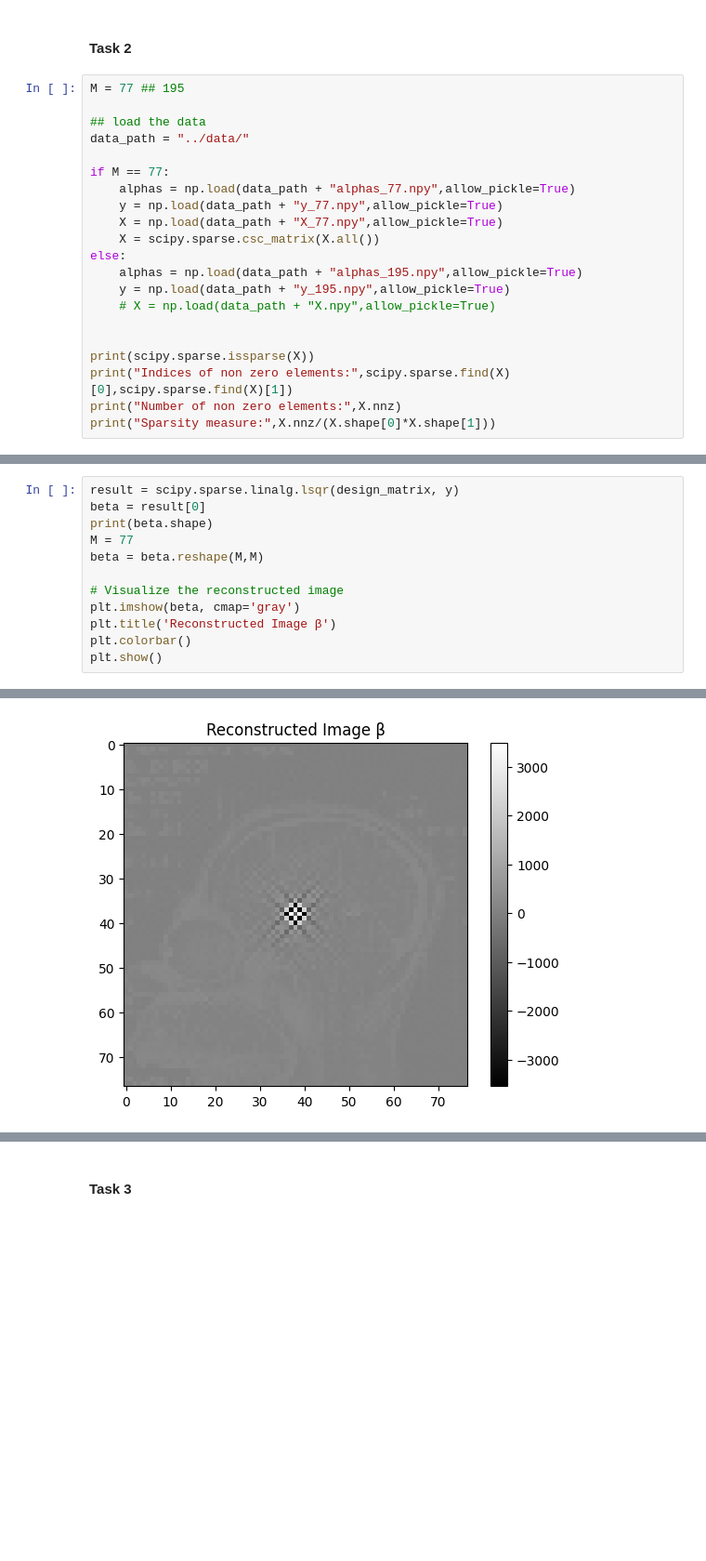
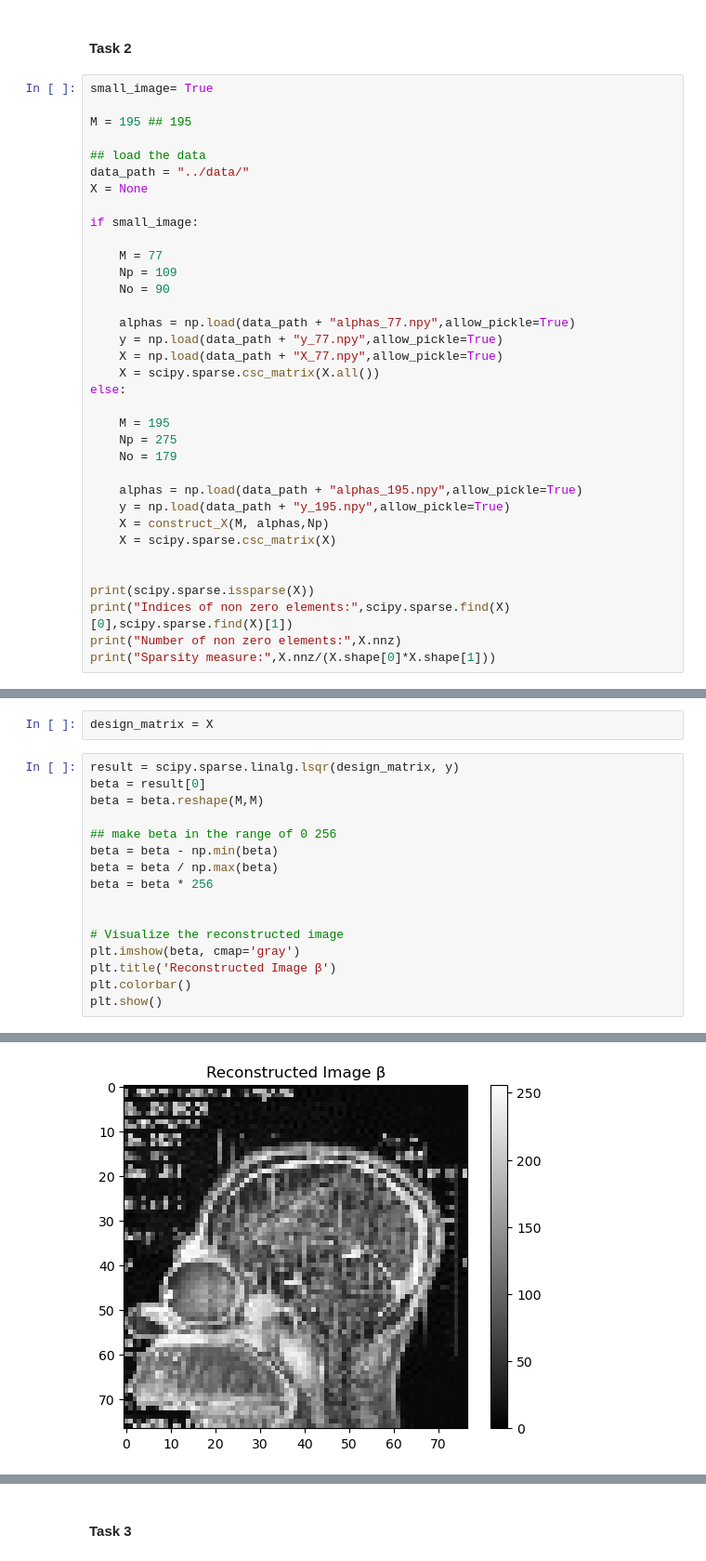
Before and after one commit to PrioteasaAndrei/ML-Essentials, a Jupyter notebook: exercise-04/src/main.ipynb, the cells around one changed output, grey strips where cells are left out. Shown at 93% size. Saved outputs shown, nothing was run; the diff lists cells and outputs as text; blank space fills up the shorter version.

```diff
--- a/exercise-04/src/main.ipynb
+++ b/exercise-04/src/main.ipynb
@@ -126,20 +126,34 @@ plt.show()
 # %% [markdown]
 #### Task 2
 # %%
-M = 77 ## 195
+small_image= True
+
+M = 195 ## 195
 
 ## load the data
 data_path = "../data/"
+X = None
 
-if M == 77:
+if small_image:
+
+    M = 77
+    Np = 109
+    No = 90
+
     alphas = np.load(data_path + "alphas_77.npy",allow_pickle=True)
     y = np.load(data_path + "y_77.npy",allow_pickle=True)
     X = np.load(data_path + "X_77.npy",allow_pickle=True)
     X = scipy.sparse.csc_matrix(X.all())
 else:
+
+    M = 195
+    Np = 275
+    No = 179
+
     alphas = np.load(data_path + "alphas_195.npy",allow_pickle=True)
     y = np.load(data_path + "y_195.npy",allow_pickle=True)
-    # X = np.load(data_path + "X.npy",allow_pickle=True)
+    X = construct_X(M, alphas,Np)
+    X = scipy.sparse.csc_matrix(X)
 
 
 print(scipy.sparse.issparse(X))
@@ -162,9 +187,15 @@ print(type(design_matrix),type(X))
+# %%
+design_matrix = X
 # %%
 result = scipy.sparse.linalg.lsqr(design_matrix, y)
 beta = result[0]
-print(beta.shape)
-M = 77
 beta = beta.reshape(M,M)
+
+## make beta in the range of 0 256
+beta = beta - np.min(beta)
+beta = beta / np.max(beta)
+beta = beta * 256
+
 
 # Visualize the reconstructed image
 plt.imshow(beta, cmap='gray')
@@ -176 +206 @@ plt.show()
-[figure, old version]
+[figure, new version]
```
Also changed, not shown: parts of 7 cells of this notebook.
